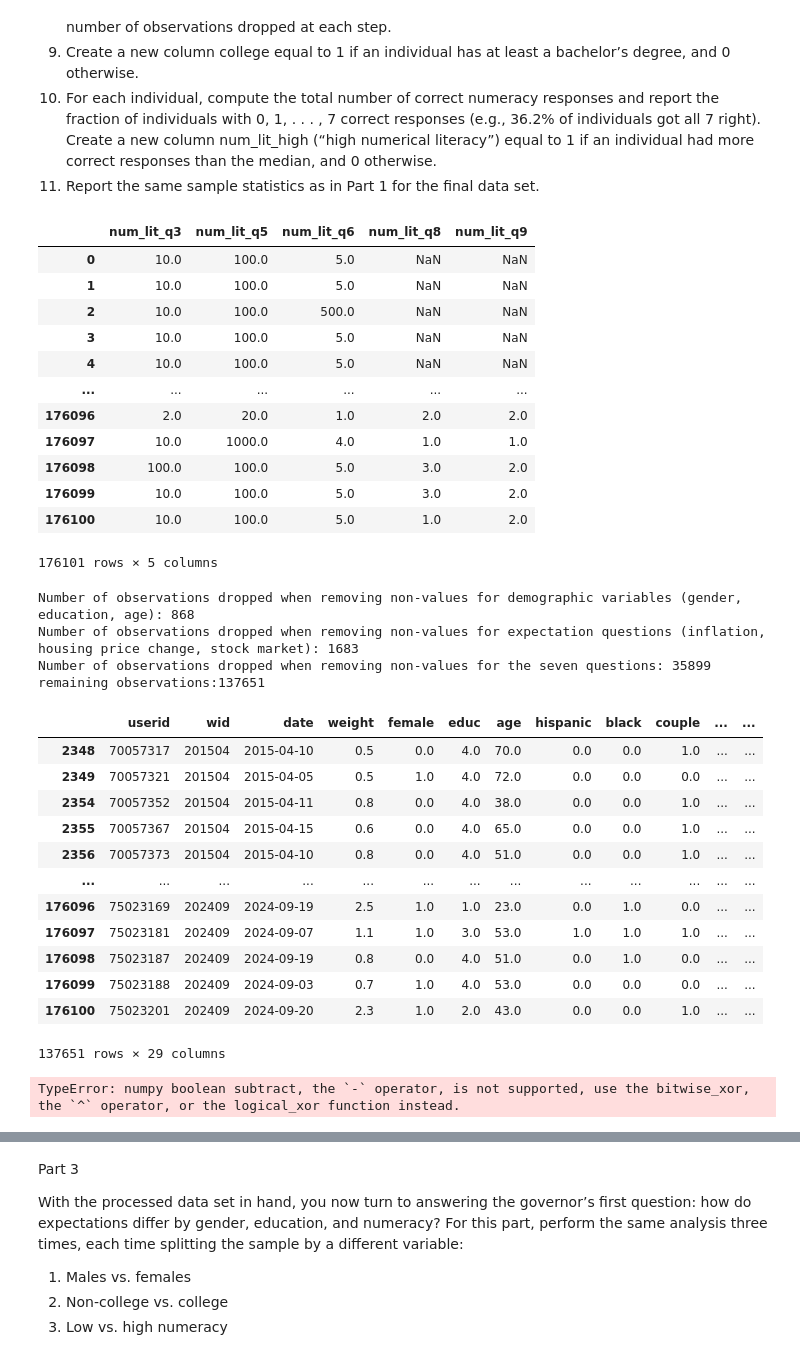
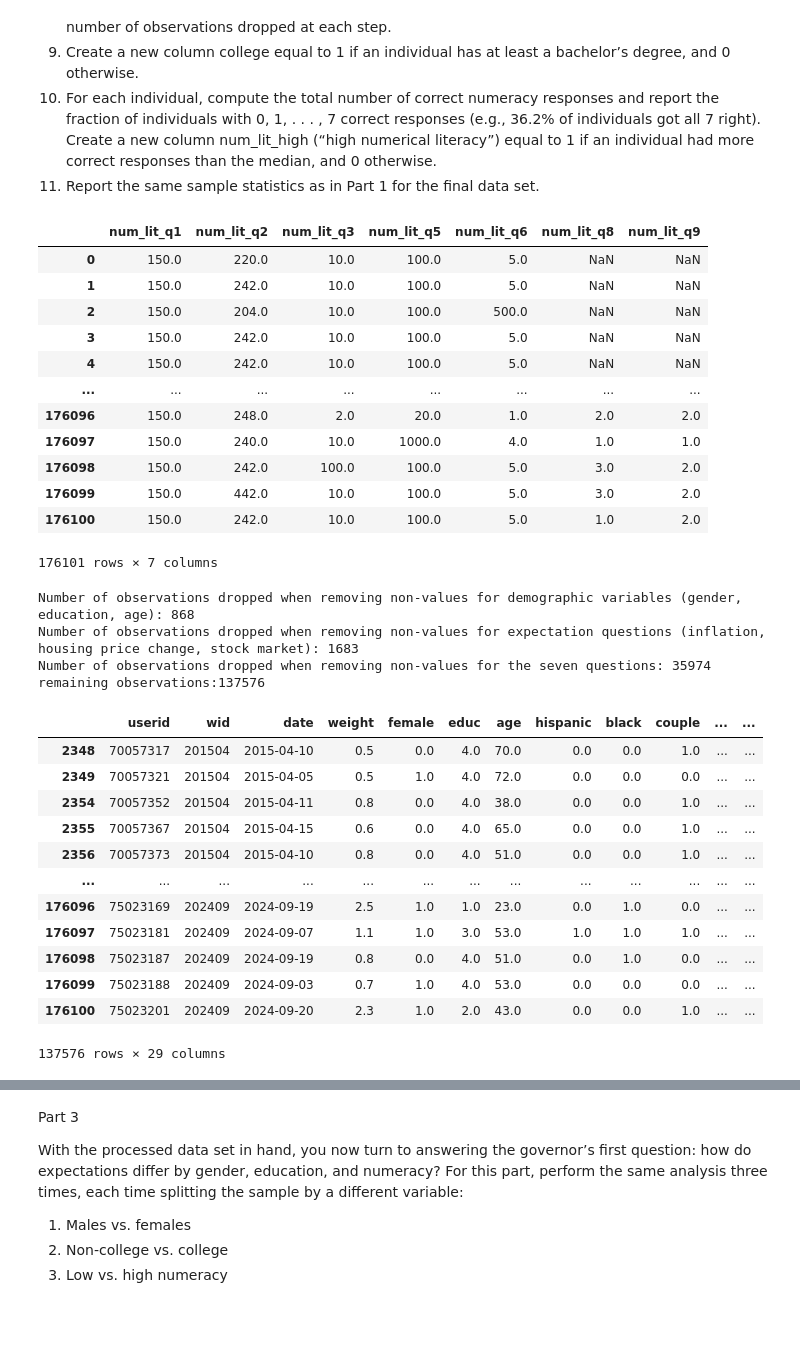
Before and after one commit to Sophiabevers/TECH2-Group-term-paper, a Jupyter notebook: termpaper HØ.ipynb, the cells around one changed output, grey strips where cells are left out. Drawn from its saved outputs; the diff is of its cells as text; code cells hidden in the pictures; blank space fills up the shorter version.

```diff
--- a/termpaper HØ.ipynb
+++ b/termpaper HØ.ipynb
@@ -72,28 +77,28 @@ more correct responses than the median, and 0 otherwise.
 6. Report the same sample statistics as in Part 1 for the final data set.
 # %%
 
-coll = [f'num_lit_q{n}' for n in (3,5,6,8,9)]
+coll = [f'num_lit_q{n}' for n in (1,2,3,5,6,8,9)]
 df[coll] = df.groupby('userid')[coll].transform('first')
 
 # check if the values are replaced, it looks good
 df[coll]
 #only one value per question, meaning that I solved the problem
 
 # Demographic variables (gender, education, age)
 # %% [output]
-|  | num_lit_q3 | num_lit_q5 | num_lit_q6 | num_lit_q8 | num_lit_q9 |
-| 0 | 10.0 | 100.0 | 5.0 | NaN | NaN |
-| 1 | 10.0 | 100.0 | 5.0 | NaN | NaN |
-| 2 | 10.0 | 100.0 | 500.0 | NaN | NaN |
-| 3 | 10.0 | 100.0 | 5.0 | NaN | NaN |
-| 4 | 10.0 | 100.0 | 5.0 | NaN | NaN |
-| ... | ... | ... | ... | ... | ... |
-| 176096 | 2.0 | 20.0 | 1.0 | 2.0 | 2.0 |
-| 176097 | 10.0 | 1000.0 | 4.0 | 1.0 | 1.0 |
-| 176098 | 100.0 | 100.0 | 5.0 | 3.0 | 2.0 |
-| 176099 | 10.0 | 100.0 | 5.0 | 3.0 | 2.0 |
-| 176100 | 10.0 | 100.0 | 5.0 | 1.0 | 2.0 |
+|  | num_lit_q1 | num_lit_q2 | num_lit_q3 | num_lit_q5 | num_lit_q6 | num_lit_q8 | num_lit_q9 |
+| 0 | 150.0 | 220.0 | 10.0 | 100.0 | 5.0 | NaN | NaN |
+| 1 | 150.0 | 242.0 | 10.0 | 100.0 | 5.0 | NaN | NaN |
+| 2 | 150.0 | 204.0 | 10.0 | 100.0 | 500.0 | NaN | NaN |
+| 3 | 150.0 | 242.0 | 10.0 | 100.0 | 5.0 | NaN | NaN |
+| 4 | 150.0 | 242.0 | 10.0 | 100.0 | 5.0 | NaN | NaN |
+| ... | ... | ... | ... | ... | ... | ... | ... |
+| 176096 | 150.0 | 248.0 | 2.0 | 20.0 | 1.0 | 2.0 | 2.0 |
+| 176097 | 150.0 | 240.0 | 10.0 | 1000.0 | 4.0 | 1.0 | 1.0 |
+| 176098 | 150.0 | 242.0 | 100.0 | 100.0 | 5.0 | 3.0 | 2.0 |
+| 176099 | 150.0 | 442.0 | 10.0 | 100.0 | 5.0 | 3.0 | 2.0 |
+| 176100 | 150.0 | 242.0 | 10.0 | 100.0 | 5.0 | 1.0 | 2.0 |
-176101 rows × 5 columns
+176101 rows × 7 columns
 # %%
 demog=['age', 'female', 'educ']#1
 df[demog].isna().sum() # see that there are some missing values
@@ -125,8 +130,8 @@ df
 # %% [output]
 Number of observations dropped when removing non-values for demographic variables (gender, education, age): 868
 Number of observations dropped when removing non-values for expectation questions (inflation, housing price change, stock market): 1683
-Number of observations dropped when removing non-values for the seven questions: 35899
-remaining observations:137651
+Number of observations dropped when removing non-values for the seven questions: 35974
+remaining observations:137576
 |  | userid | wid | date | weight | female | educ | age | hispanic | black | couple | ... | ... |
 | 2348 | 70057317 | 201504 | 2015-04-10 | 0.5 | 0.0 | 4.0 | 70.0 | 0.0 | 0.0 | 1.0 | ... | ... |
 | 2349 | 70057321 | 201504 | 2015-04-05 | 0.5 | 1.0 | 4.0 | 72.0 | 0.0 | 0.0 | 0.0 | ... | ... |
@@ -139,25 +144,4 @@ remaining observations:137651
 | 176098 | 75023187 | 202409 | 2024-09-19 | 0.8 | 0.0 | 4.0 | 51.0 | 0.0 | 1.0 | 0.0 | ... | ... |
 | 176099 | 75023188 | 202409 | 2024-09-03 | 0.7 | 1.0 | 4.0 | 53.0 | 0.0 | 0.0 | 0.0 | ... | ... |
 | 176100 | 75023201 | 202409 | 2024-09-20 | 2.3 | 1.0 | 2.0 | 43.0 | 0.0 | 0.0 | 1.0 | ... | ... |
-137651 rows × 29 columns
+137576 rows × 29 columns
-# %%
-lower_i= df['inflation'].quantile(0.001)
-higher_i= df['inflation'].quantile(0.999)
-
-lower_h= df['house_price_change'].quantile(0.001)
-higher_h= df['house_price_change'].quantile(0.999)
-
-lower_s= df['prob_stocks_up'].quantile(0.001)
-higher_s= df['prob_stocks_up'].quantile(0.999)
-
-
-df['inflation']=(df['inflation']>lower_i) & (df['inflation']< higher_i)
-print(len(df))
-df['house_price_change']=(df['house_price_change']>lower_h) & (df['house_price_change']< higher_h)
-print(len(df))
-df['prob_stocks_up']=(df['prob_stocks_up']>lower_s) & (df['prob_stocks_up']< higher_s)
-print(len(df))
-
-df['inflation']
-# %% [output]
-TypeError: numpy boolean subtract, the `-` operator, is not supported, use the bitwise_xor, the `^` operator, or the logical_xor function instead.
```
Also changed, not shown: parts of 9 cells of this notebook, 2 other files.
